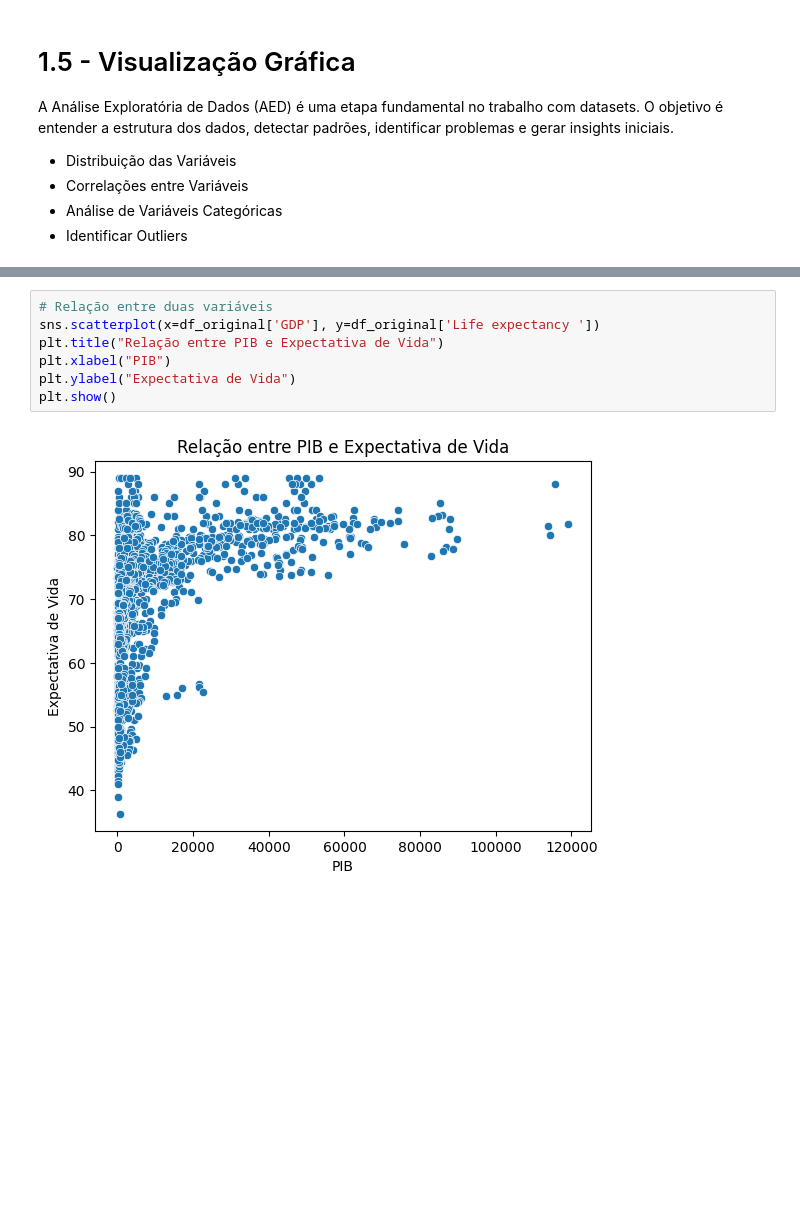
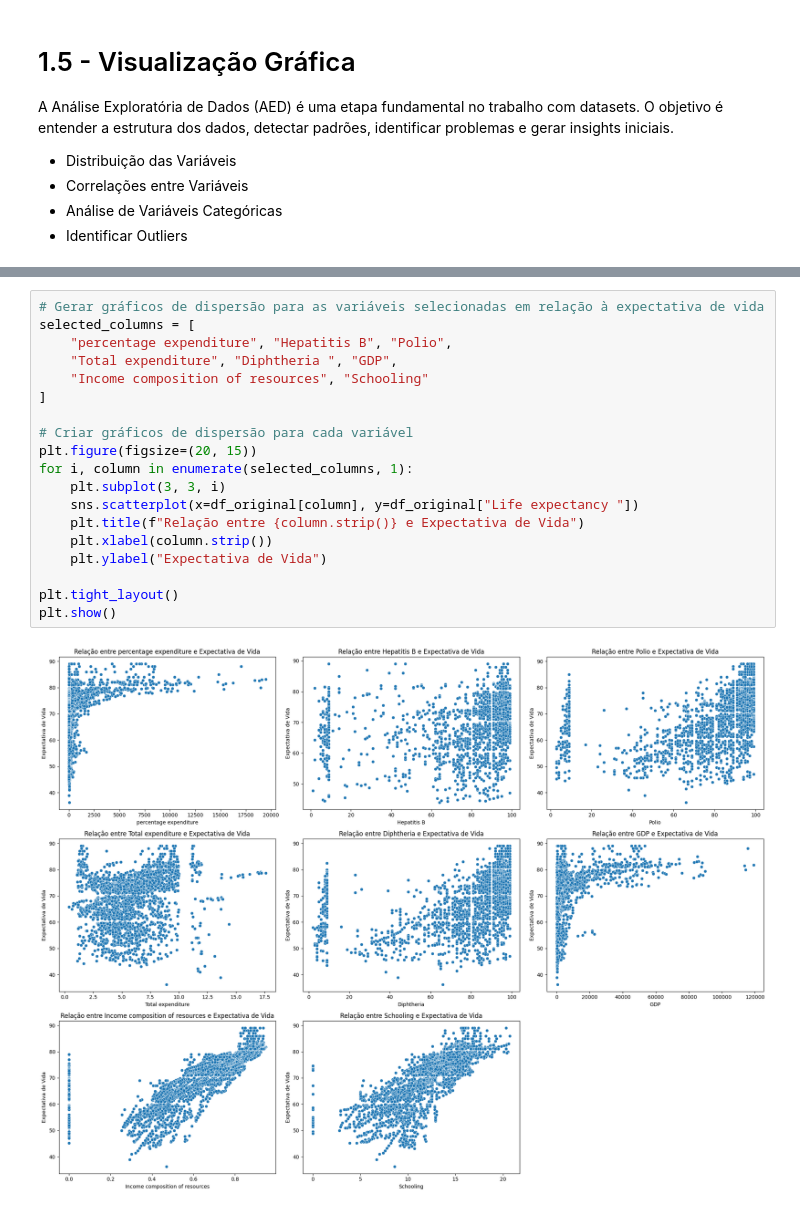
Before and after one commit to AvelinoAlmeida/Life-Expectancy, a Jupyter notebook: 1-exploration_data_analysis.ipynb, the cells around one changed output, grey strips where cells are left out. Saved outputs shown, nothing was run; the diff lists cells and outputs as text; blank space fills up the shorter version.

```diff
--- a/1-exploration_data_analysis.ipynb
+++ b/1-exploration_data_analysis.ipynb
@@ -221,9 +269,21 @@ sns.heatmap(numerical_cols.corr(), cmap='viridis', annot=True)
 # %%
-# Relação entre duas variáveis
-sns.scatterplot(x=df_original['GDP'], y=df_original['Life expectancy '])
-plt.title("Relação entre PIB e Expectativa de Vida")
-plt.xlabel("PIB")
-plt.ylabel("Expectativa de Vida")
+# Gerar gráficos de dispersão para as variáveis selecionadas em relação à expectativa de vida
+selected_columns = [
+    "percentage expenditure", "Hepatitis B", "Polio",
+    "Total expenditure", "Diphtheria ", "GDP",
+    "Income composition of resources", "Schooling"
+]
+
+# Criar gráficos de dispersão para cada variável
+plt.figure(figsize=(20, 15))
+for i, column in enumerate(selected_columns, 1):
+    plt.subplot(3, 3, i)
+    sns.scatterplot(x=df_original[column], y=df_original["Life expectancy "])
+    plt.title(f"Relação entre {column.strip()} e Expectativa de Vida")
+    plt.xlabel(column.strip())
+    plt.ylabel("Expectativa de Vida")
+
+plt.tight_layout()
 plt.show()
 # %% [output]
-[figure, old version]
+[figure, new version]
```
Also changed, not shown: parts of 20 cells of this notebook, 1 other file.
